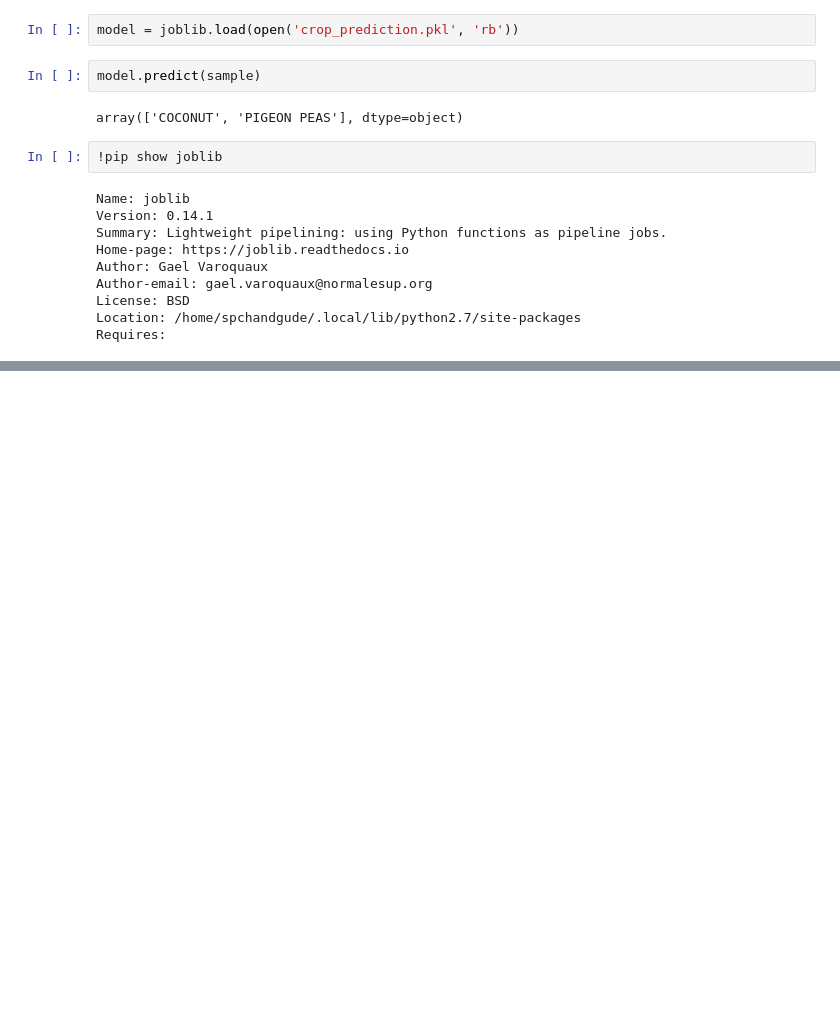
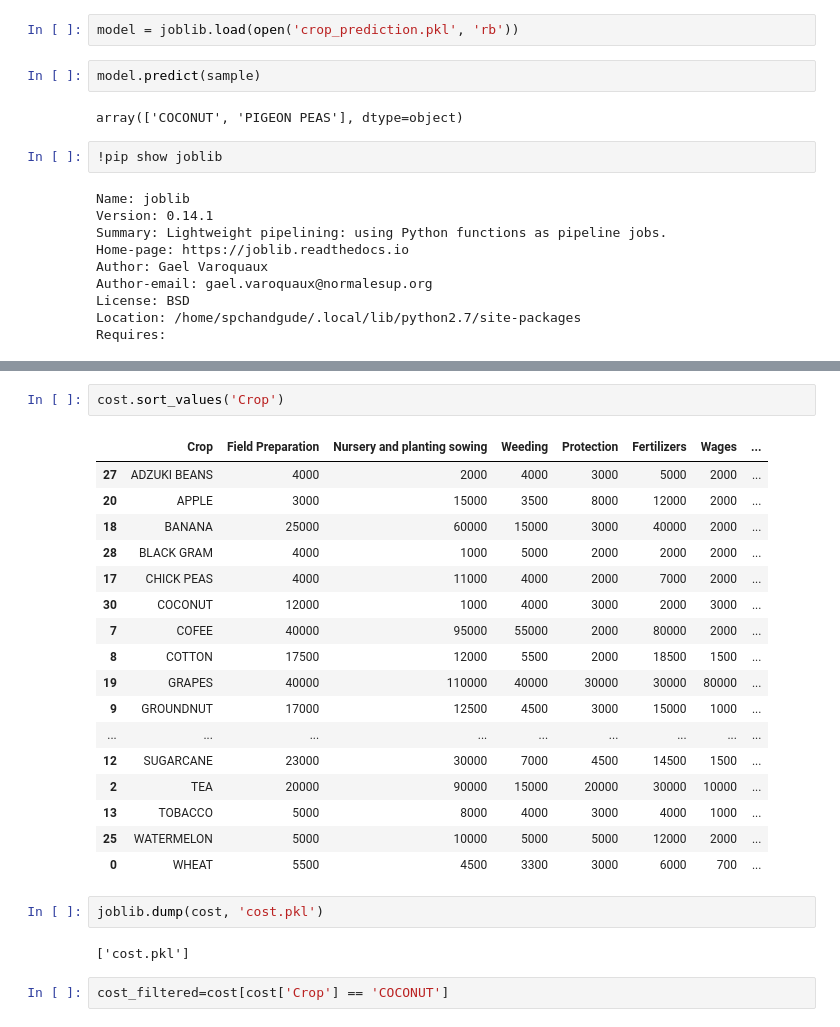
Before and after one commit to spchandgude/KISAN-SEVA, a Jupyter notebook: Untitled.ipynb, the cells around one changed output, grey strips where cells are left out. Drawn from its saved outputs; the diff is of its cells as text; blank space fills up the shorter version.

```diff
--- a/Untitled.ipynb
+++ b/Untitled.ipynb
@@ -107,0 +269,26 @@ Requires:
+# %%
+cost.sort_values('Crop')
+# %% [output]
+|  | Crop | Field Preparation | Nursery and planting sowing | Weeding | Protection | Fertilizers | Wages | ... |
+| 27 | ADZUKI BEANS | 4000 | 2000 | 4000 | 3000 | 5000 | 2000 | ... |
+| 20 | APPLE | 3000 | 15000 | 3500 | 8000 | 12000 | 2000 | ... |
+| 18 | BANANA | 25000 | 60000 | 15000 | 3000 | 40000 | 2000 | ... |
+| 28 | BLACK GRAM | 4000 | 1000 | 5000 | 2000 | 2000 | 2000 | ... |
+| 17 | CHICK PEAS | 4000 | 11000 | 4000 | 2000 | 7000 | 2000 | ... |
+| 30 | COCONUT | 12000 | 1000 | 4000 | 3000 | 2000 | 3000 | ... |
+| 7 | COFEE | 40000 | 95000 | 55000 | 2000 | 80000 | 2000 | ... |
+| 8 | COTTON | 17500 | 12000 | 5500 | 2000 | 18500 | 1500 | ... |
+| 19 | GRAPES | 40000 | 110000 | 40000 | 30000 | 30000 | 80000 | ... |
+| 9 | GROUNDNUT | 17000 | 12500 | 4500 | 3000 | 15000 | 1000 | ... |
+| ... | ... | ... | ... | ... | ... | ... | ... | ... |
+| 12 | SUGARCANE | 23000 | 30000 | 7000 | 4500 | 14500 | 1500 | ... |
+| 2 | TEA | 20000 | 90000 | 15000 | 20000 | 30000 | 10000 | ... |
+| 13 | TOBACCO | 5000 | 8000 | 4000 | 3000 | 4000 | 1000 | ... |
+| 25 | WATERMELON | 5000 | 10000 | 5000 | 5000 | 12000 | 2000 | ... |
+| 0 | WHEAT | 5500 | 4500 | 3300 | 3000 | 6000 | 700 | ... |
+# %%
+joblib.dump(cost, 'cost.pkl')
+# %% [output]
+['cost.pkl']
+# %%
+cost_filtered=cost[cost['Crop'] == 'COCONUT']
```
Also changed, not shown: parts of 57 cells of this notebook.
